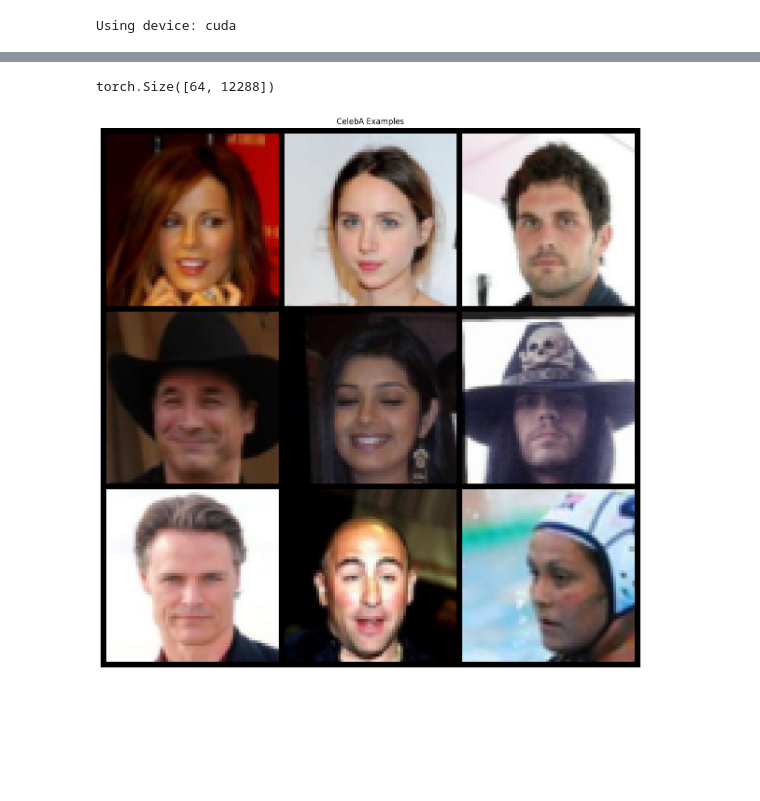
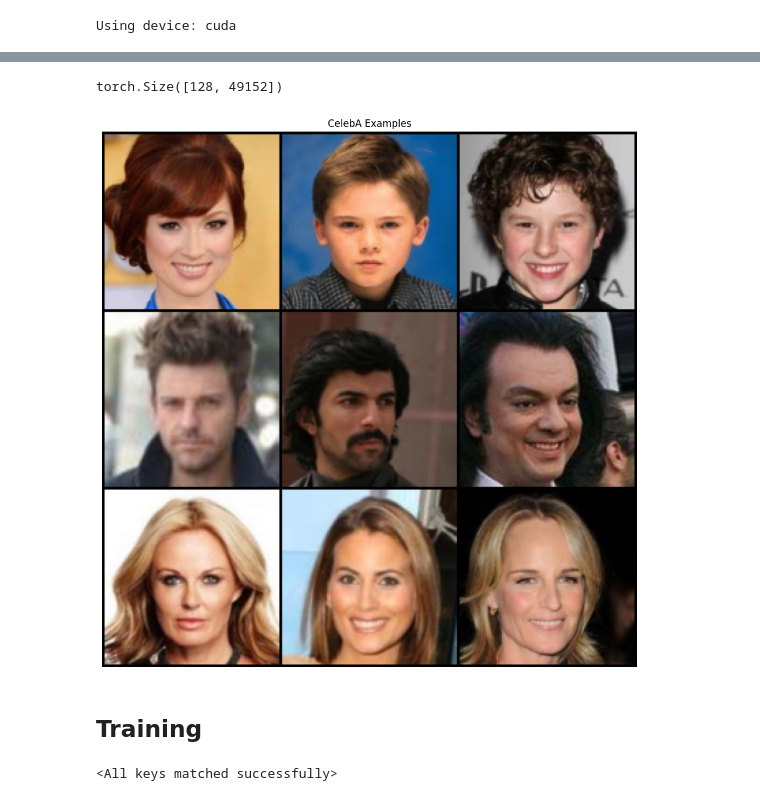
Before and after one commit to angelr-code/vae-project, a Jupyter notebook: notebooks/latent_manipulation.ipynb, the cells around one changed output, grey strips where cells are left out. Saved outputs shown, nothing was run; the diff lists cells and outputs as text; code cells hidden in the pictures; blank space fills up the shorter version.

Commit message:
CelebA latent space manipulation and trained VAE

```diff
--- a/notebooks/latent_manipulation.ipynb
+++ b/notebooks/latent_manipulation.ipynb
@@ -24,12 +31,19 @@ print(len(img_list))
 # %%
-celeba_loader = load_celeba(root, num_workers=0, image_size=64)
+celeba_loader = load_celeba(root)
 # %%
 for batch in celeba_loader:
     print(f"{batch.shape}")
     break
 # %% [output]
-torch.Size([64, 12288])
+torch.Size([128, 49152])
 # %%
-visualize_celeba_examples(dataloader=celeba_loader, num_examples=9, img_size=64,  fig_size=(15,15))
+visualize_celeba_examples(dataloader=celeba_loader, num_examples=9, img_size=128,  fig_size=(12,12))
 # %% [output]
-[figure, old version]
+[figure, new version]
+# %% [markdown]
+## Training
+# %%
+model = VAE(**celeba_configs, f_out='tanh').to(device)
+model.load_state_dict(torch.load(r"C:\Users\Ángel\Documents\GitHub\vae-project\src\vae_celeba_trained.pth", map_location= device))
+# %% [output]
+<All keys matched successfully>
```
Also changed, not shown: parts of 21 cells of this notebook, 3 other files.
